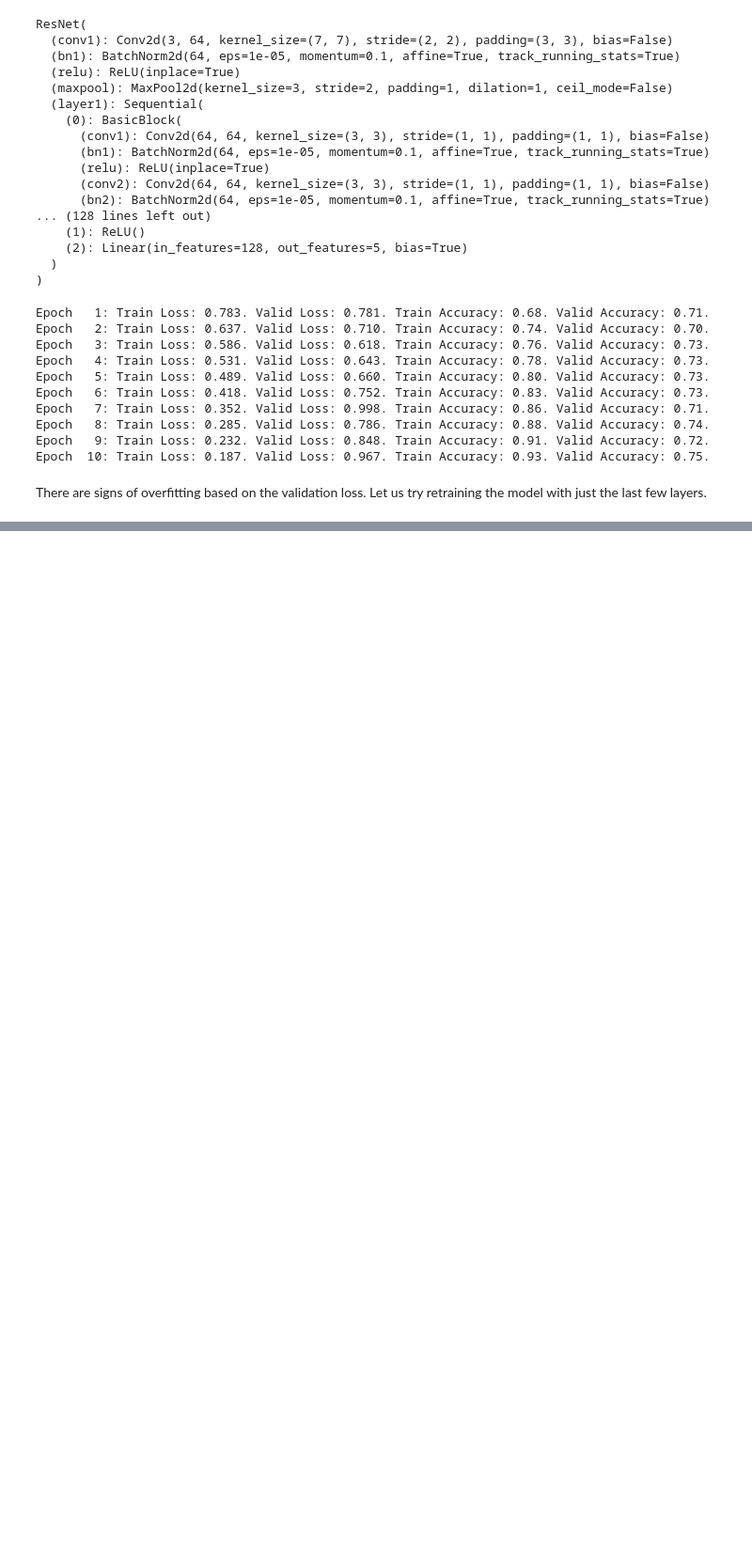
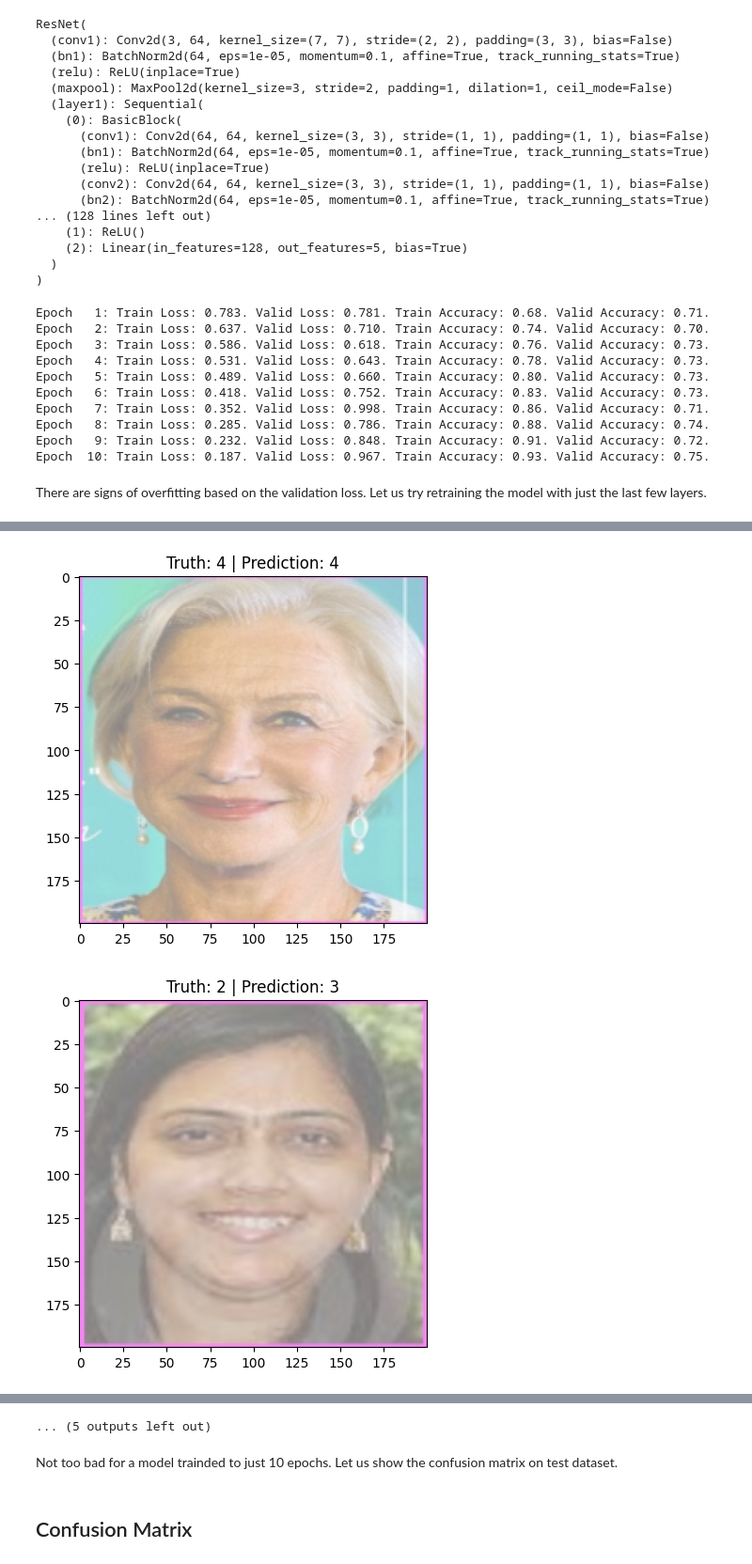
Before and after one commit to sivakornchong/fd_widerface_yolov8, a Jupyter notebook: age_classification.ipynb, the cells around one changed output, grey strips where cells are left out. Shown at 94% size. Cells and saved outputs as stored; diff of their text form; code cells hidden in the pictures; blank space fills up the shorter version.

Commit message:
Add in test module

```diff
--- a/age_classification.ipynb
+++ b/age_classification.ipynb
@@ -329,3 +329,7 @@ Using device: cuda
+# %%
+train_dir = "datasets/labcrop_utkface/train"
+val_dir = "datasets/labcrop_utkface/val"
+test_dir = "datasets/labcrop_utkface/test"
 # %%
 IMAGE_SIZE = (200, 200)
 BATCH_SIZE = 64
@@ -528,0 +536,4 @@ There are signs of overfitting based on the validation loss. Let us try retraini
+# %%
+model_checkpoint_path = 'runs/fd_age/cls/run1/model_epoch_10.pth'
+model_resnet34.load_state_dict(torch.load(model_checkpoint_path,  map_location=device))
+model_resnet34.eval()
@@ -528,0 +558,44 @@ There are signs of overfitting based on the validation loss. Let us try retraini
+# %%
+# Limit the number of images to process
+from torch.autograd import Variable
+
+BATCH_SIZE = 16
+
+test_dataset = torchvision.datasets.ImageFolder(root=test_dir, transform=data_transforms)
+test_loader = torch.utils.data.DataLoader(
+    test_dataset,          # our raw data
+    batch_size=BATCH_SIZE,  # the size of batches we want the dataloader to return
+    shuffle=True,           # shuffle our data before batching
+    drop_last=False         # don't drop the last batch even if it's smaller than batch_size
+)
+
+Batch_to_process = 10
+
+# Counter for processed images
+Batch_count = 0
+
+# Iterate over batches in the test loader
+with torch.no_grad():  # this stops pytorch doing computational graph stuff under-the-hood and saves memory and time
+    for X, y in test_loader:
+        X=X.to(device)
+        y=y.to(device)
+        outputs = model_resnet34(X)
+        y_hat = nn.functional.softmax(outputs, dim=1)  # This is to calculate the losses.
+        y_hat_labels = torch.argmax(y_hat, dim=1)
+
+        for i in range(len(y_hat_labels)):
+            # Visualize one image from the batch
+            sample_image = X[i].cpu().numpy().transpose((1, 2, 0))
+            sample_image = (sample_image * 0.5) + 0.5  # Denormalize
+            plt.imshow(sample_image)
+            plt.title(f'Truth: {y[i].item()} | Prediction: {y_hat_labels[i].item()}')
+            plt.show()
+
+        Batch_count += 1
+
+        if Batch_count>=1:
+            print("Image count:", processed_images_count)
+            break
+# %% [output]
+[figure, added]
+[figure, added]
@@ -528,0 +612,5 @@ There are signs of overfitting based on the validation loss. Let us try retraini
+... (5 outputs left out)
+# %% [markdown]
+Not too bad for a model trainded to just 10 epochs. Let us show the confusion matrix on test dataset.
+# %% [markdown]
+## Confusion Matrix
```
Also changed, not shown: parts of 5 cells of this notebook.
